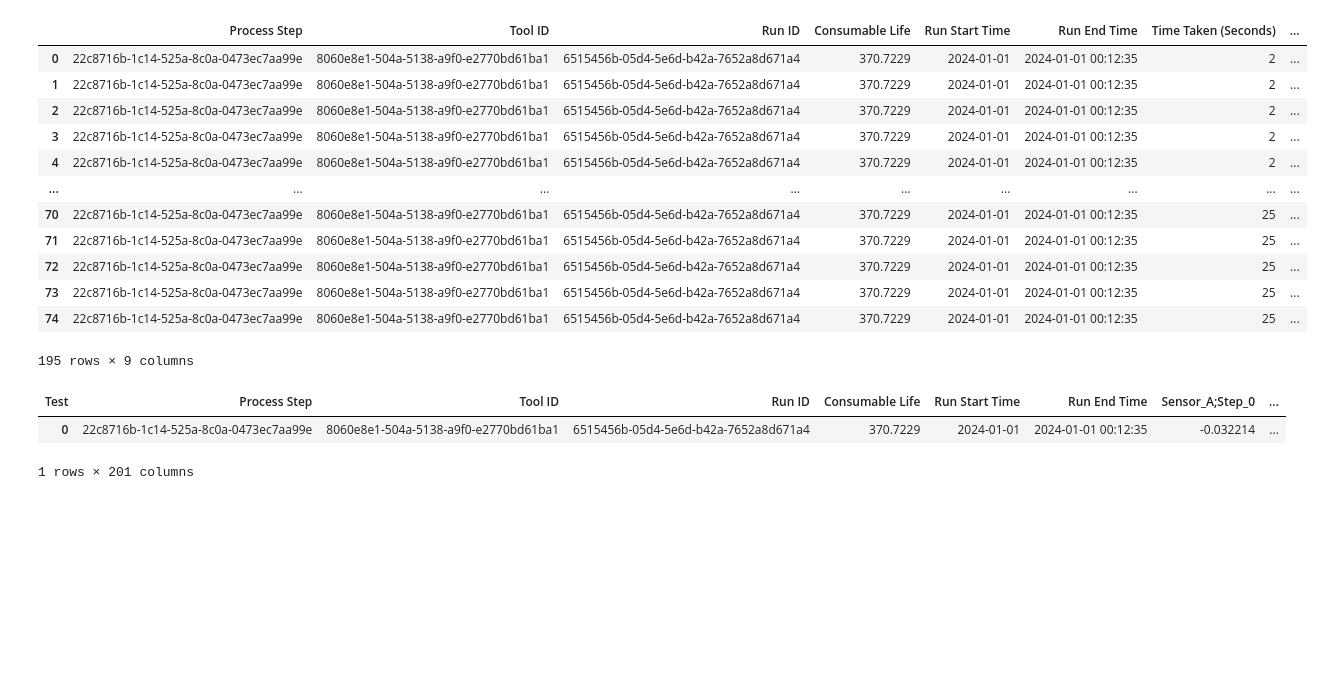
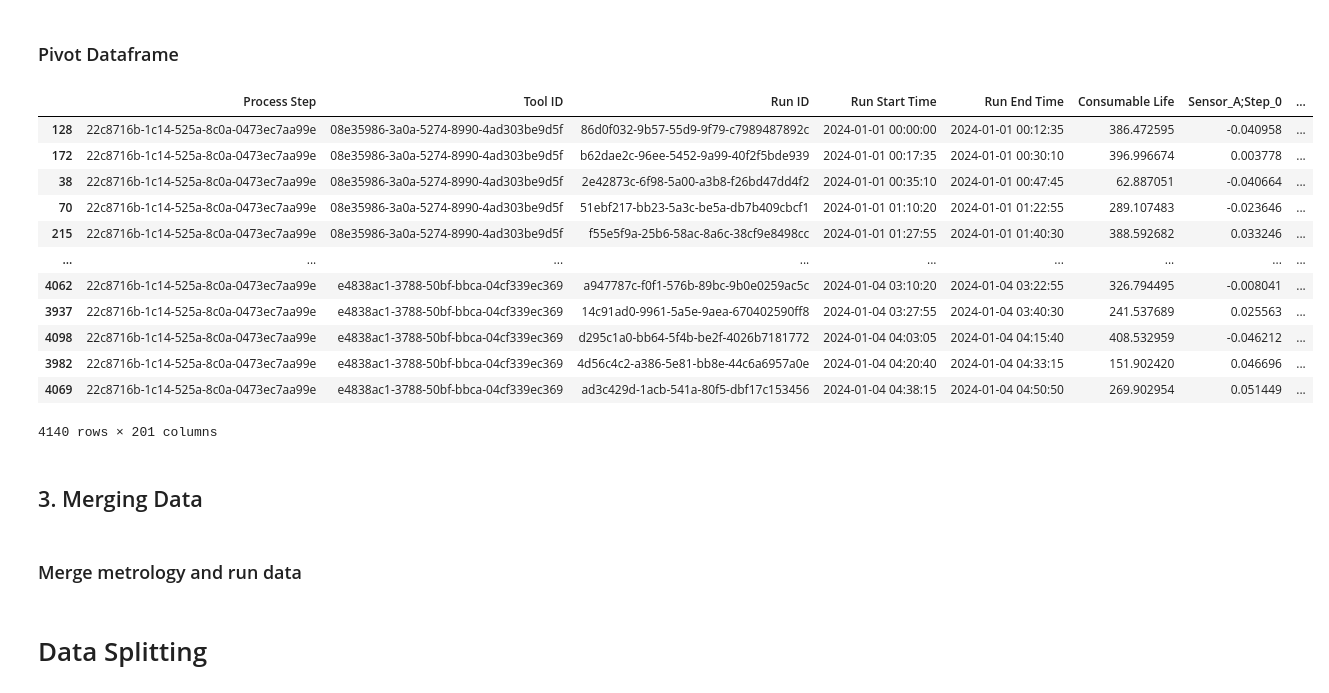
Before and after one commit to alvinnnnnnnnnn/Micron-AI-Challenge, a Jupyter notebook: final.ipynb, the cells around one changed output. Drawn from its saved outputs; the diff is of its cells as text; code cells hidden in the pictures; blank space fills up the shorter version.

```diff
--- a/final.ipynb
+++ b/final.ipynb
@@ -211,30 +214,33 @@ dataframe_run_filtered
-# %%
-dataframe_run_filtered["Test"] = dataframe_run_filtered["Sensor Name"] + ";" + dataframe_run_filtered["Step ID"]
-dataframe_run_filtered = dataframe_run_filtered.drop(columns=["Step ID", "Sensor Name"])
-dataframe_run_filtered
-# %% [output]
-|  | Process Step | Tool ID | Run ID | Consumable Life | Run Start Time | Run End Time | Time Taken (Seconds) | ... |
-| 0 | 22c8716b-1c14-525a-8c0a-0473ec7aa99e | 8060e8e1-504a-5138-a9f0-e2770bd61ba1 | 6515456b-05d4-5e6d-b42a-7652a8d671a4 | 370.7229 | 2024-01-01 | 2024-01-01 00:12:35 | 2 | ... |
-| 1 | 22c8716b-1c14-525a-8c0a-0473ec7aa99e | 8060e8e1-504a-5138-a9f0-e2770bd61ba1 | 6515456b-05d4-5e6d-b42a-7652a8d671a4 | 370.7229 | 2024-01-01 | 2024-01-01 00:12:35 | 2 | ... |
-| 2 | 22c8716b-1c14-525a-8c0a-0473ec7aa99e | 8060e8e1-504a-5138-a9f0-e2770bd61ba1 | 6515456b-05d4-5e6d-b42a-7652a8d671a4 | 370.7229 | 2024-01-01 | 2024-01-01 00:12:35 | 2 | ... |
-| 3 | 22c8716b-1c14-525a-8c0a-0473ec7aa99e | 8060e8e1-504a-5138-a9f0-e2770bd61ba1 | 6515456b-05d4-5e6d-b42a-7652a8d671a4 | 370.7229 | 2024-01-01 | 2024-01-01 00:12:35 | 2 | ... |
-| 4 | 22c8716b-1c14-525a-8c0a-0473ec7aa99e | 8060e8e1-504a-5138-a9f0-e2770bd61ba1 | 6515456b-05d4-5e6d-b42a-7652a8d671a4 | 370.7229 | 2024-01-01 | 2024-01-01 00:12:35 | 2 | ... |
-| ... | ... | ... | ... | ... | ... | ... | ... | ... |
-| 70 | 22c8716b-1c14-525a-8c0a-0473ec7aa99e | 8060e8e1-504a-5138-a9f0-e2770bd61ba1 | 6515456b-05d4-5e6d-b42a-7652a8d671a4 | 370.7229 | 2024-01-01 | 2024-01-01 00:12:35 | 25 | ... |
-| 71 | 22c8716b-1c14-525a-8c0a-0473ec7aa99e | 8060e8e1-504a-5138-a9f0-e2770bd61ba1 | 6515456b-05d4-5e6d-b42a-7652a8d671a4 | 370.7229 | 2024-01-01 | 2024-01-01 00:12:35 | 25 | ... |
-| 72 | 22c8716b-1c14-525a-8c0a-0473ec7aa99e | 8060e8e1-504a-5138-a9f0-e2770bd61ba1 | 6515456b-05d4-5e6d-b42a-7652a8d671a4 | 370.7229 | 2024-01-01 | 2024-01-01 00:12:35 | 25 | ... |
-| 73 | 22c8716b-1c14-525a-8c0a-0473ec7aa99e | 8060e8e1-504a-5138-a9f0-e2770bd61ba1 | 6515456b-05d4-5e6d-b42a-7652a8d671a4 | 370.7229 | 2024-01-01 | 2024-01-01 00:12:35 | 25 | ... |
-| 74 | 22c8716b-1c14-525a-8c0a-0473ec7aa99e | 8060e8e1-504a-5138-a9f0-e2770bd61ba1 | 6515456b-05d4-5e6d-b42a-7652a8d671a4 | 370.7229 | 2024-01-01 | 2024-01-01 00:12:35 | 25 | ... |
-195 rows × 9 columns
+# %% [markdown]
+### Pivot Dataframe
 # %%
-dataframe_run_pivot = dataframe_run_filtered.pivot(
-    index=["Process Step", "Tool ID", "Run ID", "Consumable Life", "Run Start Time", "Run End Time"],
+dataframe_run_pivot = run_avg_df.pivot(
+    index=["Process Step", "Tool ID", "Run ID", "Run Start Time", "Run End Time", "Consumable Life"],
     columns="Test",
     values="Sensor Value (Average)"
 ).reset_index()
 
-dataframe_run_pivot
+dataframe_run_pivot.to_parquet('processed/dataframe_run_pivot.parquet', index=False)
+
+dataframe_run_pivot.sort_values(by=["Run End Time"])
-# %% [output]
-| Test | Process Step | Tool ID | Run ID | Consumable Life | Run Start Time | Run End Time | Sensor_A;Step_0 | ... |
-| 0 | 22c8716b-1c14-525a-8c0a-0473ec7aa99e | 8060e8e1-504a-5138-a9f0-e2770bd61ba1 | 6515456b-05d4-5e6d-b42a-7652a8d671a4 | 370.7229 | 2024-01-01 | 2024-01-01 00:12:35 | -0.032214 | ... |
-1 rows × 201 columns
+# %%
+dataframe_run_pivot = pd.read_parquet('processed/dataframe_run_pivot.parquet')
+dataframe_run_pivot.sort_values(by=["Tool ID", "Run End Time"])
+# %% [output]
+|  | Process Step | Tool ID | Run ID | Run Start Time | Run End Time | Consumable Life | Sensor_A;Step_0 | ... |
+| 128 | 22c8716b-1c14-525a-8c0a-0473ec7aa99e | 08e35986-3a0a-5274-8990-4ad303be9d5f | 86d0f032-9b57-55d9-9f79-c7989487892c | 2024-01-01 00:00:00 | 2024-01-01 00:12:35 | 386.472595 | -0.040958 | ... |
+| 172 | 22c8716b-1c14-525a-8c0a-0473ec7aa99e | 08e35986-3a0a-5274-8990-4ad303be9d5f | b62dae2c-96ee-5452-9a99-40f2f5bde939 | 2024-01-01 00:17:35 | 2024-01-01 00:30:10 | 396.996674 | 0.003778 | ... |
+| 38 | 22c8716b-1c14-525a-8c0a-0473ec7aa99e | 08e35986-3a0a-5274-8990-4ad303be9d5f | 2e42873c-6f98-5a00-a3b8-f26bd47dd4f2 | 2024-01-01 00:35:10 | 2024-01-01 00:47:45 | 62.887051 | -0.040664 | ... |
+| 70 | 22c8716b-1c14-525a-8c0a-0473ec7aa99e | 08e35986-3a0a-5274-8990-4ad303be9d5f | 51ebf217-bb23-5a3c-be5a-db7b409cbcf1 | 2024-01-01 01:10:20 | 2024-01-01 01:22:55 | 289.107483 | -0.023646 | ... |
+| 215 | 22c8716b-1c14-525a-8c0a-0473ec7aa99e | 08e35986-3a0a-5274-8990-4ad303be9d5f | f55e5f9a-25b6-58ac-8a6c-38cf9e8498cc | 2024-01-01 01:27:55 | 2024-01-01 01:40:30 | 388.592682 | 0.033246 | ... |
+| ... | ... | ... | ... | ... | ... | ... | ... | ... |
+| 4062 | 22c8716b-1c14-525a-8c0a-0473ec7aa99e | e4838ac1-3788-50bf-bbca-04cf339ec369 | a947787c-f0f1-576b-89bc-9b0e0259ac5c | 2024-01-04 03:10:20 | 2024-01-04 03:22:55 | 326.794495 | -0.008041 | ... |
+| 3937 | 22c8716b-1c14-525a-8c0a-0473ec7aa99e | e4838ac1-3788-50bf-bbca-04cf339ec369 | 14c91ad0-9961-5a5e-9aea-670402590ff8 | 2024-01-04 03:27:55 | 2024-01-04 03:40:30 | 241.537689 | 0.025563 | ... |
+| 4098 | 22c8716b-1c14-525a-8c0a-0473ec7aa99e | e4838ac1-3788-50bf-bbca-04cf339ec369 | d295c1a0-bb64-5f4b-be2f-4026b7181772 | 2024-01-04 04:03:05 | 2024-01-04 04:15:40 | 408.532959 | -0.046212 | ... |
+| 3982 | 22c8716b-1c14-525a-8c0a-0473ec7aa99e | e4838ac1-3788-50bf-bbca-04cf339ec369 | 4d56c4c2-a386-5e81-bb8e-44c6a6957a0e | 2024-01-04 04:20:40 | 2024-01-04 04:33:15 | 151.902420 | 0.046696 | ... |
+| 4069 | 22c8716b-1c14-525a-8c0a-0473ec7aa99e | e4838ac1-3788-50bf-bbca-04cf339ec369 | ad3c429d-1acb-541a-80f5-dbf17c153456 | 2024-01-04 04:38:15 | 2024-01-04 04:50:50 | 269.902954 | 0.051449 | ... |
+4140 rows × 201 columns
+# %% [markdown]
+## 3. Merging Data
+# %% [markdown]
+### Merge metrology and run data
@@ -240,0 +307,2 @@ dataframe_run_pivot
+# %% [markdown]
+# Data Splitting
```
Also changed, not shown: parts of 27 cells of this notebook, 2 other files.
